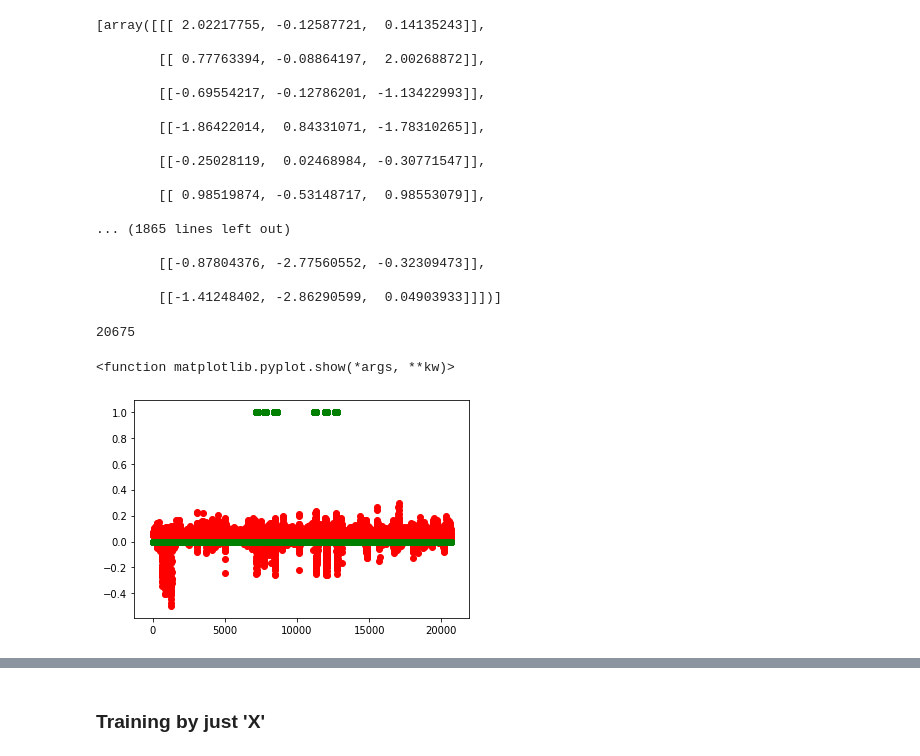
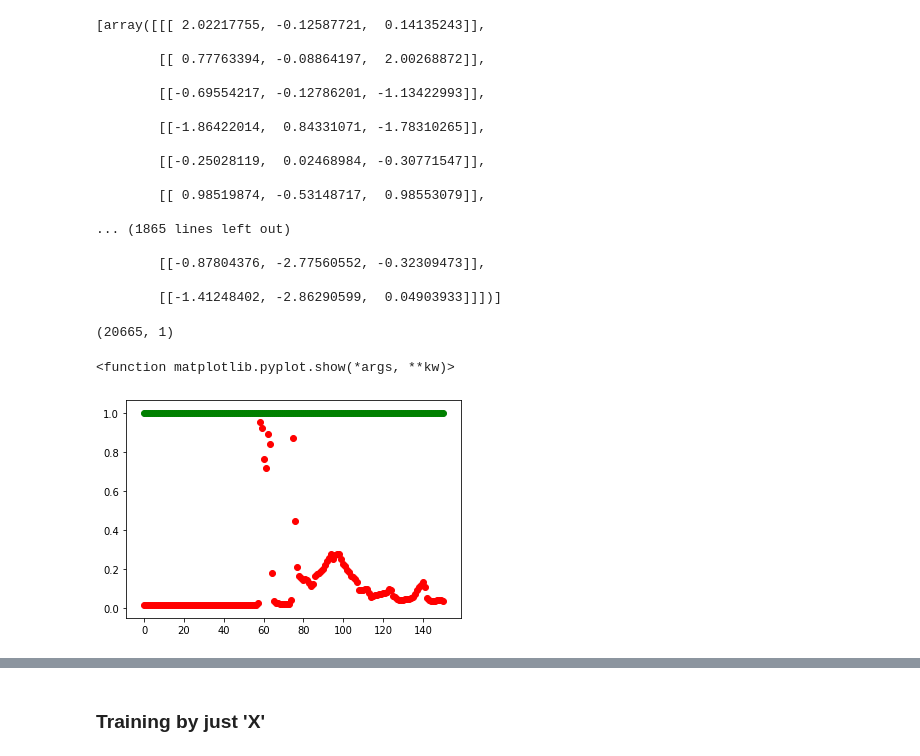
Before and after one commit to Nimtaa/Noisy, a Jupyter notebook: NeuralNetworks.ipynb, the cells around one changed output, grey strips where cells are left out. Saved outputs shown, nothing was run; the diff lists cells and outputs as text; code cells hidden in the pictures.

```diff
--- a/NeuralNetworks.ipynb
+++ b/NeuralNetworks.ipynb
@@ -145,15 +160,22 @@ results = model.predict(x_test_set_array)
+# %%
+results = model.predict(np.array([x_test_set_array_reshape[i:i+10] for i in range(0,len(x_test_set_array)-10)]))
 # %%
 # results[11198:11349]
 len(results)
+results.shape
 # %% [output]
-20675
+(20665, 1)
-# %%
-plt.scatter(range(20675),results,c='r')
-plt.scatter(range(20675),y_test_set_array,c='g')
-plt.show
-# %% [output]
-<function matplotlib.pyplot.show(*args, **kw)>
-[figure, removed]
+# %%
+# plt.scatter(range(20665),results,c='r')
+# plt.scatter(range(20665),y_test_set_array_reshape[:20665],c='g')
+# plt.show
+
+plt.scatter(range(151),results[7683:7834],c='r')
+plt.scatter(range(151),y_test_set_array_reshape[7683:7834],c='g')
+plt.show
+# %% [output]
+<function matplotlib.pyplot.show(*args, **kw)>
+[figure, added]
 # %%
 plt.plot(history.history['loss'])
 plt.show()
```
Also changed, not shown: parts of 13 cells of this notebook.
